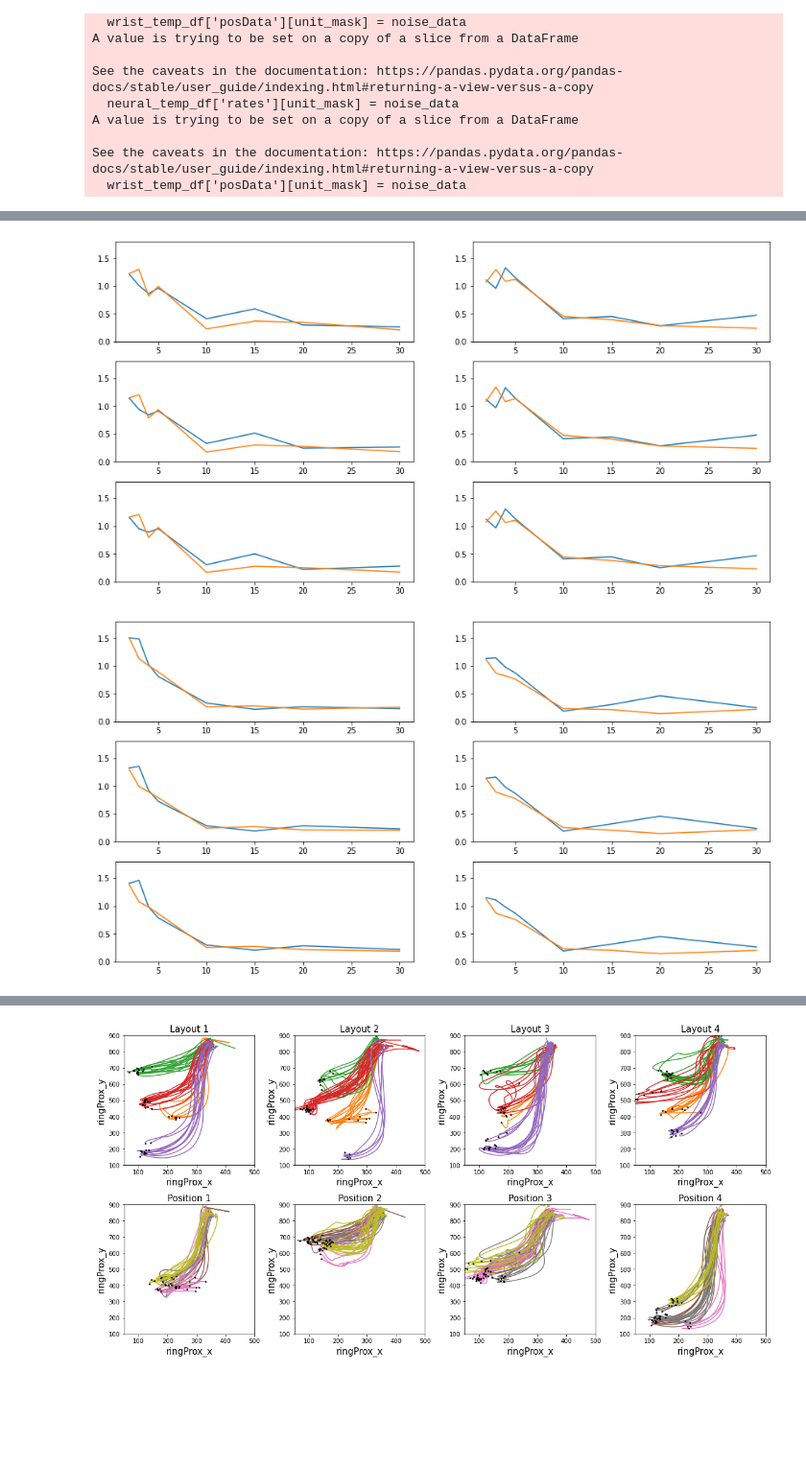
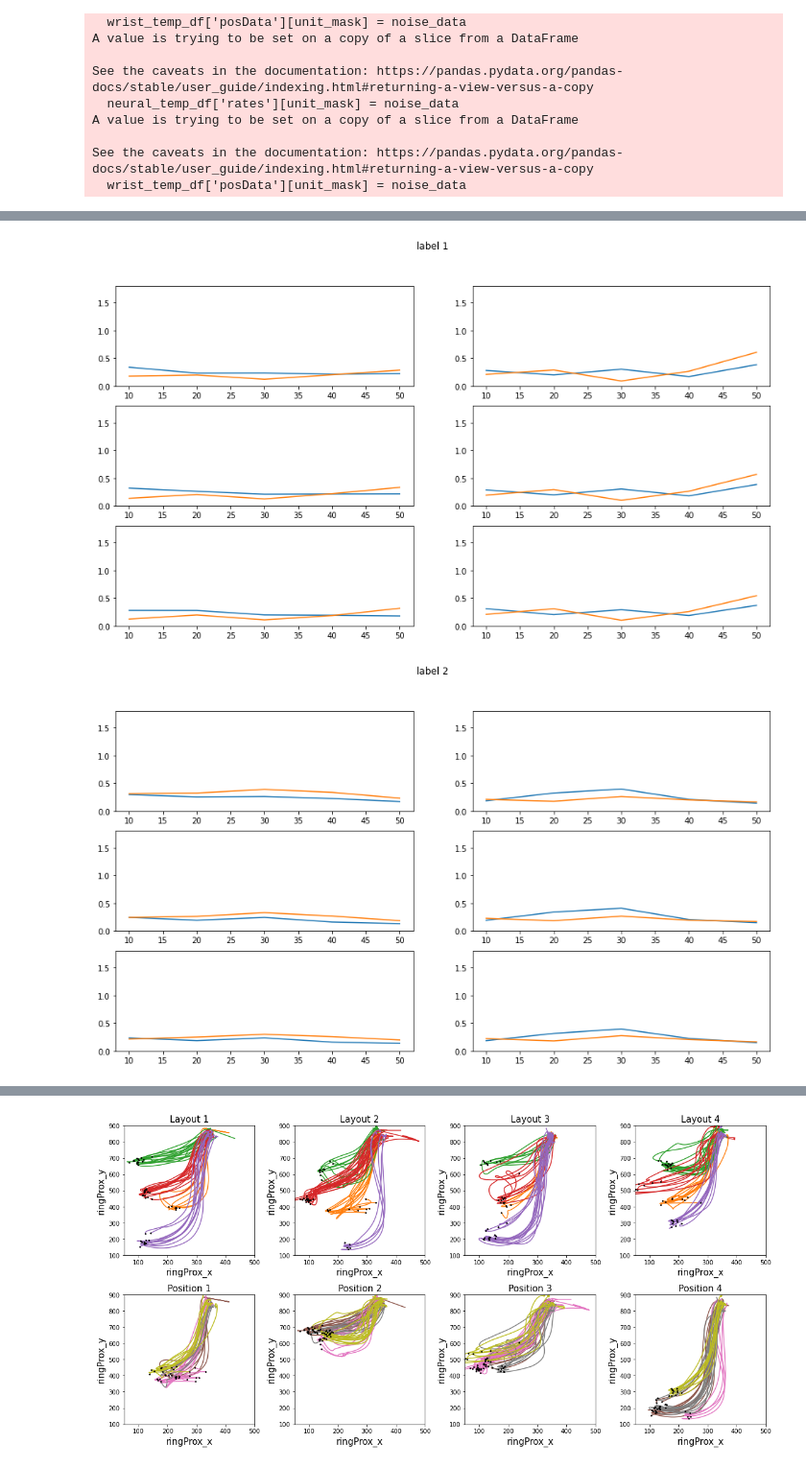
Before and after one commit to ntolley/ncm_2023, a Jupyter notebook: notebooks/num_neuron_sort.ipynb, the cells around one changed output, grey strips where cells are left out. Shown at 96% size. Drawn from its saved outputs; the diff is of its cells as text; code cells hidden in the pictures; blank space fills up the shorter version.

Commit message:
Sort by correlation

```diff
--- a/notebooks/num_neuron_sort.ipynb
+++ b/notebooks/num_neuron_sort.ipynb
@@ -52,4 +48,32 @@ See the caveats in the documentation: https://pandas.pydata.org/pandas-docs/stab
 neural_offset = 10 # try 50-150 ms offset
 window_size = 70
 label_col = 'layout'
+# %%
+data_arrays, generators = contrastive_functions.make_generators(
+    wrist_df, notask_neural_df, neural_offset, cv_dict, metadata, exclude_neural=None,
+    window_size=window_size, flip_outputs=True, batch_size=1000, label_col='position')
+
+# Unpack tuple into variables
+training_set, validation_set, testing_set = data_arrays
+training_generator, training_eval_generator, validation_generator, testing_generator = generators
+
+X_train_data = training_set[:][0][:,-1,:].detach().cpu().numpy()
+y_train_data = training_set[:][1][:,-1,:].detach().cpu().numpy()
+
+X_test_data = testing_set[:][0][:,-1,:].detach().cpu().numpy()
+y_test_data = testing_set[:][1][:,-1,:].detach().cpu().numpy()
+
+test_labels = testing_set[:][2].detach().cpu().numpy()
+# %%
+unit_corr_array = list()
+for unit_idx in range(X_train_data.shape[1]):
+    unit_corr = list()
+    for mrk_idx in range(y_test_data.shape[1]):
+        unit_corr.append(np.abs(np.corrcoef(X_train_data[:, unit_idx], y_train_data[:, mrk_idx])[0,1]))
+    unit_corr_array.append(np.array(unit_corr))
+
+unit_corr_array = np.vstack(unit_corr_array)
+
+sort_indices = np.argsort(np.mean(unit_corr_array, axis=1))
+sorted_neuron_list = neuron_list[sort_indices]
 # %%
@@ -89,7 +113,8 @@ sorted_neuron_list = neuron_list[sort_indices]
 # func_dict = {'wiener': contrastive_functions.run_wiener}
 func_dict = {'wiener': contrastive_functions.run_wiener, 'rnn': contrastive_functions.run_rnn}
 
-num_neuron_list = [2,3,4,5,10,15,20,30]
+# num_neuron_list = [2,3,4,5,10,15,20,30]
+num_neuron_list = [10,20,30,40,50]
 
 num_neuron_results_dict = {'sorted_neuron_list': sorted_neuron_list}
 for num_neurons in num_neuron_list:
@@ -169,7 +194,7 @@ plt.tight_layout()
 # %%
 data_arrays, generators = contrastive_functions.make_generators(
     wrist_df, notask_neural_df, neural_offset, cv_dict, metadata, exclude_neural=None,
-    window_size=window_size, flip_outputs=True, batch_size=1000, label_col='layout')
+    window_size=window_size, flip_outputs=True, batch_size=1000, label_col='position')
 
 # Unpack tuple into variables
 training_set, validation_set, testing_set = data_arrays
@@ -183,33 +208,35 @@ y_test_data = testing_set[:][1][:,-1,:].detach().cpu().numpy()
 
 test_labels = testing_set[:][2].detach().cpu().numpy()
 # %%
-for layout_idx in range(1,5):
-    label_mask = test_labels == layout_idx
+for label_idx in range(1,5):
+    label_mask = test_labels == label_idx
 
     plt.figure(figsize=(15,8))
     for mrk_idx in range(6):
         plt.subplot(3,2,mrk_idx+1)
 
         notask_mse = list()
         task_mse = list()
 
         for num_neurons in num_neuron_list:
             # notask_error = np.sqrt(np.mean(np.square(num_neuron_results_dict[
             #     f'num_neuron_{num_neurons}']['rnn']['notask']['test_pred'][:,mrk_idx] - y_test_data[:,mrk_idx])))
             # task_error = np.sqrt(np.mean(np.square(num_neuron_results_dict[
             #     f'num_neuron_{num_neurons}']['rnn']['task']['test_pred'][:,mrk_idx] - y_test_data[:,mrk_idx])))
 
             notask_error = np.mean(np.square(num_neuron_results_dict[
                 f'num_neuron_{num_neurons}']['rnn']['notask']['test_pred'][label_mask,mrk_idx] - y_test_data[label_mask,mrk_idx]))
             task_error = np.mean(np.square(num_neuron_results_dict[
                 f'num_neuron_{num_neurons}']['rnn']['task']['test_pred'][label_mask,mrk_idx] - y_test_data[label_mask,mrk_idx]))
 
             notask_mse.append(notask_error)
             task_mse.append(task_error)
 
         plt.plot(num_neuron_list, notask_mse)
         plt.plot(num_neuron_list, task_mse)
         plt.ylim(0, 1.8)
+
+        plt.suptitle(f'label {label_idx}')
 # %% [output]
-[figure, old version]
+[figure, new version]
-[figure, old version]
+[figure, new version]
```
Also changed, not shown: parts of 11 cells of this notebook, 3 other files.
